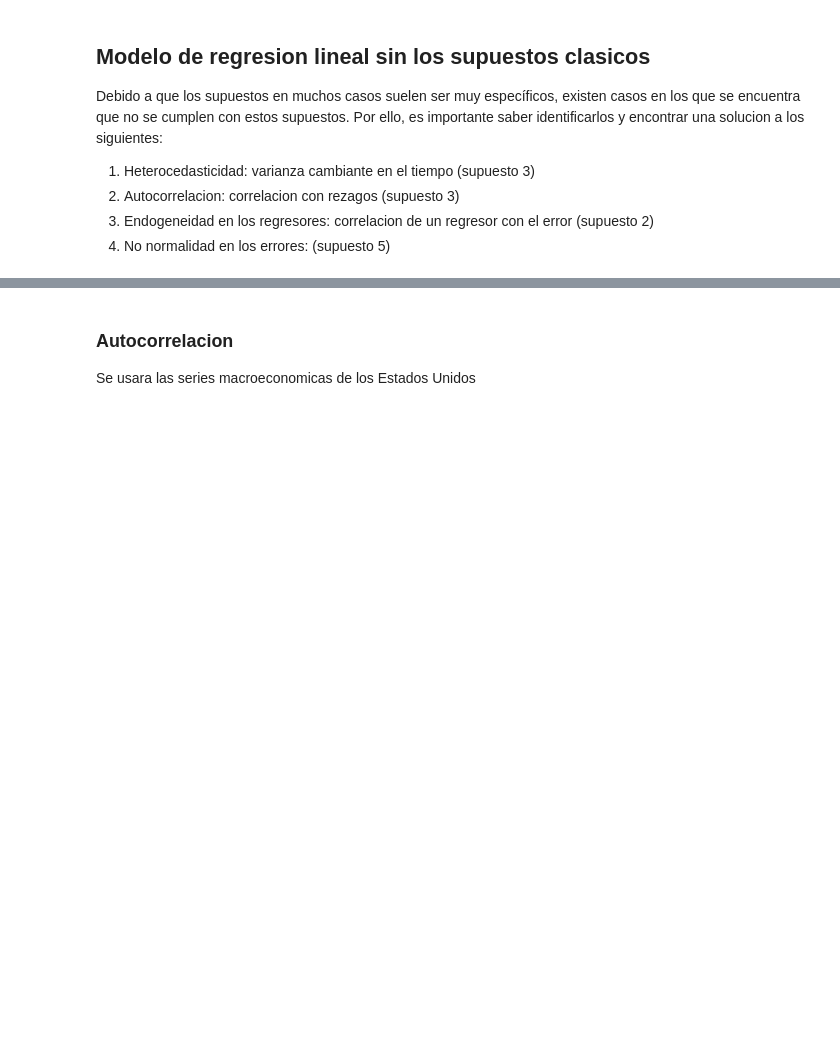
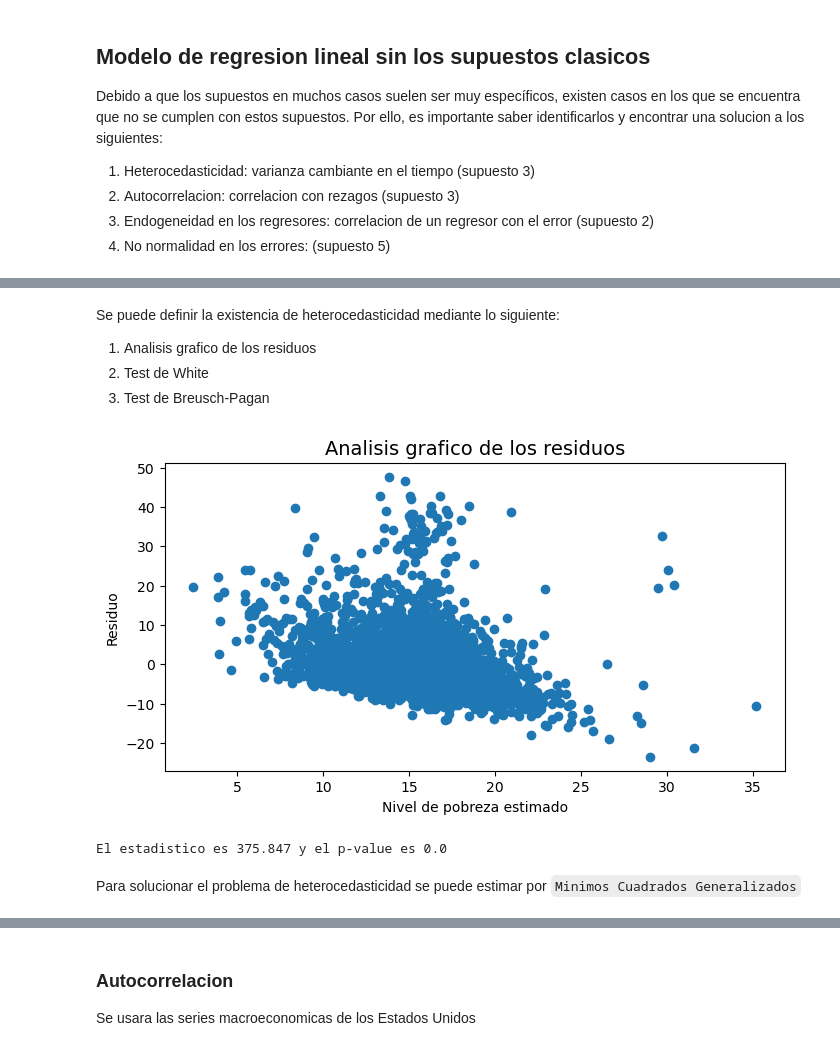
Before and after one commit to mauricioalvaradoo/cross_sectional, a Jupyter notebook: 3 NoAssumptions.ipynb, the cells around one changed output, grey strips where cells are left out. Drawn from its saved outputs; the diff is of its cells as text; code cells hidden in the pictures; blank space fills up the shorter version.

Commit message:
heterocedasticidad finalizado

```diff
--- a/3 NoAssumptions.ipynb
+++ b/3 NoAssumptions.ipynb
@@ -21,0 +29,18 @@ warnings.simplefilter("ignore")
+# %%
+url = "https://gist.githubusercontent.com/sachinsdate/0b8ebc2b26afb67a1e83e752c69e1a25/raw/43b\
+568aa2e29af519720a4a63c83d49b0529d05d/us_census_bureau_acs_2015_2019_subset.csv"
+
+df = pd.read_csv(url)
+df.to_csv("./data/us_census.csv")
+
+df.rename(
+    {"Percent_Households_Below_Poverty_Level": "poverty",
+    "Median_Age": "age",
+    "Homeowner_Vacancy_Rate": "vacancy",
+    "Percent_Pop_25_And_Over_With_College_Or_Higher_Educ": "educ"},
+    axis=1, inplace=True
+)
+
+df = df.dropna()
+
+df.head()
@@ -21,0 +54,11 @@ warnings.simplefilter("ignore")
+# %%
+X = df[["age", "vacancy", "educ"]]
+y = df["poverty"]
+
+model = sm.OLS(y, X)
+results = model.fit()
+
+store_params_ols = results.params
+store_covar_ols = results.normalized_cov_params
+
+print(results.summary())
@@ -21,0 +83,35 @@ warnings.simplefilter("ignore")
+# %% [markdown]
+Se puede definir la existencia de heterocedasticidad mediante lo siguiente:
+1. Analisis grafico de los residuos
+2. Test de White
+3. Test de Breusch-Pagan
+# %%
+# Test 1
+y_hat = results.predict(X)
+residuos = results.resid
+
+plt.figure(figsize=(8, 4))
+plt.scatter(y_hat, residuos)
+
+plt.title("Analisis grafico de los residuos", fontsize=14)
+plt.xlabel("Nivel de pobreza estimado")
+plt.ylabel("Residuo")
+
+plt.show()
+# %% [output]
+[figure, added]
+# %%
+# Test 3
+residuos = results.resid
+
+test = het_breuschpagan(residuos, results.model.exog)
+test = np.round(test, 3)
+
+# H0: homocedasticidad en los errores
+# H1: heterocedasticiadad en los erroes
+
+print(f"El estadistico es {test[0]} y el p-value es {test[1]}")
+# %% [output]
+El estadistico es 375.847 y el p-value es 0.0
+# %% [markdown]
+Para solucionar el problema de heterocedasticidad se puede estimar por `Minimos Cuadrados Generalizados`
```
Also changed, not shown: parts of 18 cells of this notebook, 5 other files.
